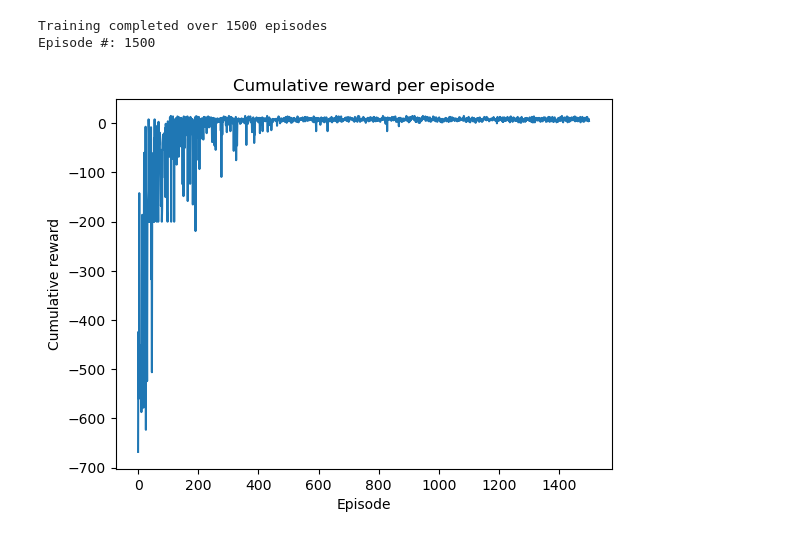
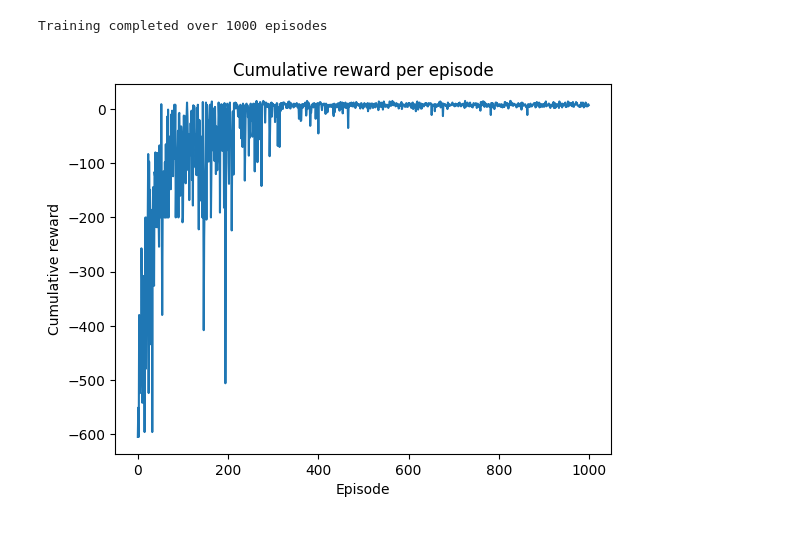
Before and after one commit to lolalic/CS4049-CA2, a Jupyter notebook: Taxi_Epsilon_Greedy.ipynb, the cells around one changed output. Saved outputs shown, nothing was run; the diff lists cells and outputs as text; code cells hidden in the pictures.

```diff
--- a/Taxi_Epsilon_Greedy.ipynb
+++ b/Taxi_Epsilon_Greedy.ipynb
@@ -5,7 +5,7 @@ import random
 import matplotlib.pylab as plt
 # %%
 class QAgent():
-    def  __init__(self, env, discount_rate=0.97, learning_rate=1):
+    def  __init__(self, env, discount_rate=0.9, learning_rate=0.5):
         self.state_size = env.observation_space.n
         self.action_size = env.action_space.n
         self.actions = env.action_space
@@ -29,73 +29,63 @@ class QAgent():
         self.step += 1
         return action
 
-    def update_q_table(self, reward, new_state):
-#         for a in range(self.action_size):
-#             print(new_state)
-#             print(self.qtable[new_state,a])
+    def q_table_update(self, reward, new_state):
         q_update = reward + self.discount_rate * np.max(self.qtable[new_state,:]) - self.qtable[self.current_state, self.current_action]
         self.qtable[self.current_state, self.current_action] = self.qtable[self.current_state, self.current_action] + self.learning_rate * q_update
 
 
-    def final_update(self,reward):
+    def q_table_update_terminal(self,reward):
         self.qtable[self.current_state, self.current_action] = self.qtable[self.current_state, self.current_action]+ self.learning_rate * (reward - self.qtable[self.current_state, self.current_action])
-# 放到后面
-#     if done:
-#       self.eps = self.eps * 0.99
 # %%
 def Train_Agent(Agent,episodes, rewards):
+
     for e in range(episodes):
-        # reset the environment
+
+        # Reset the environment at the beginning of each new episode, following the termination of the previous one.
         observation = env.reset()
         state = observation[0]
         terminal = False
         r = 0
-        while not terminal and (Agent.step < 300):
+
+        while not terminal and (Agent.step < 200):
 
             # choose next agent action
             action = Agent.epsilon_greedy(state, env.action_space)
 
             # take action and observe reward
-            new_state, reward, terminated, truncated, info = env.step(action)
+            new_state, reward, terminated, truncated, _ = env.step(action)
 
-            # is the episode done?
+            # is the current episode done?
             terminal = terminated or truncated
 
             # train agent
             if not terminal:
-                Agent.update_q_table(reward, new_state)
+                Agent.q_table_update(reward, new_state)
             else:
-                Agent.final_update(reward)
+                Agent.q_table_update_terminal(reward)
             Agent.eps = Agent.eps * 0.99
 
             # Update state
             state = new_state
             r += reward
-        # Decrease epsilon & reset episode steps
-        # Agent.epsilon = np.exp(-decay_rate*episode)
+
         rewards.append(r)
         Agent.step = 0
     env.close()
     print(f"Training completed over {episodes} episodes")
 # %%
-# env = gym.make('Taxi-v3')
 env = gym.make('Taxi-v3')
-episodes=1500
+episodes=1000
 env.reset()
 rewards = []
 Agent=QAgent(env)
 Train_Agent(Agent,episodes, rewards)
-print(f"Episode #: {episodes}")
 plt.title("Cumulative reward per episode")
 plt.xlabel("Episode")
 plt.ylabel("Cumulative reward")
 plt.plot(rewards)
 plt.show()
-# for _ in range(1000):
-#   env.render()
-#   env.step(env.action_space.sample())
-# env.close()
+env.close()
 # %% [output]
-Training completed over 1500 episodes
-Episode #: 1500
+Training completed over 1000 episodes
-[figure, old version]
+[figure, new version]
```
